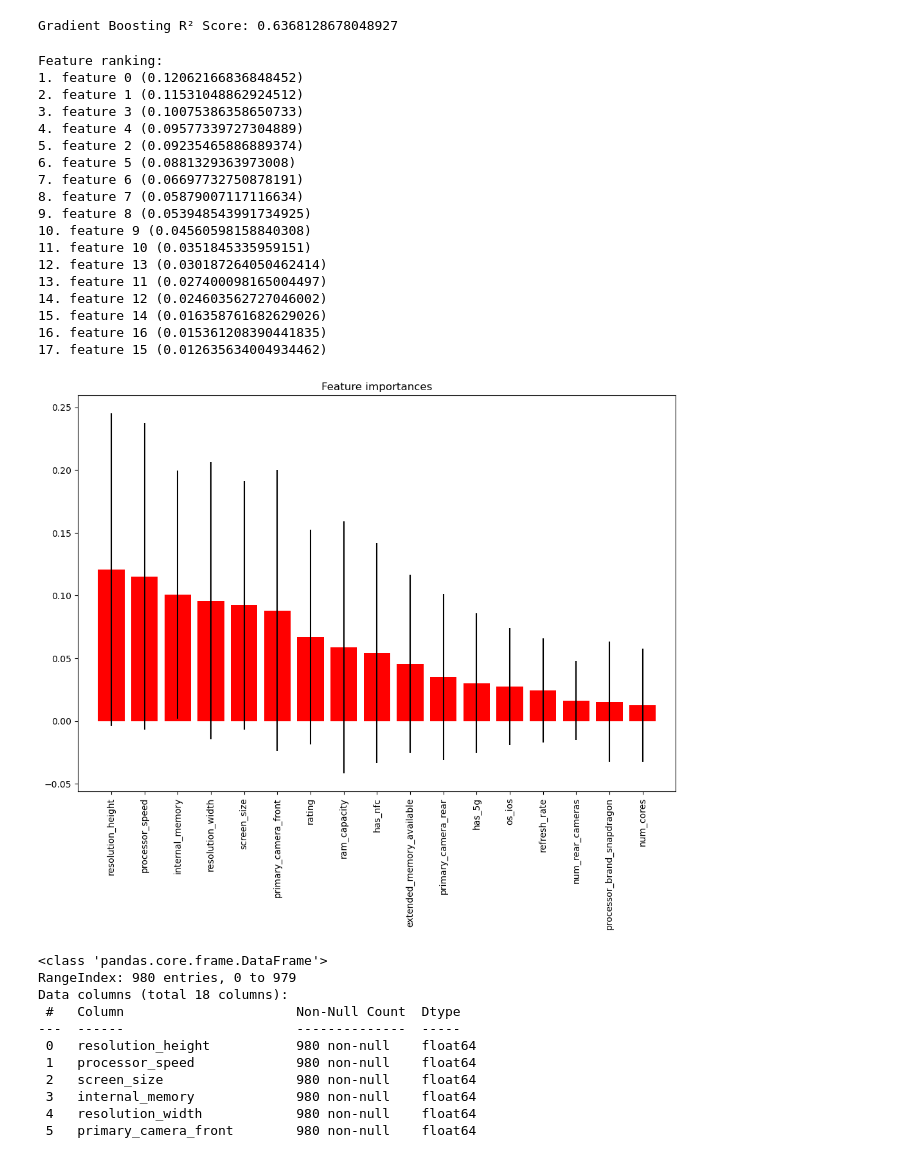
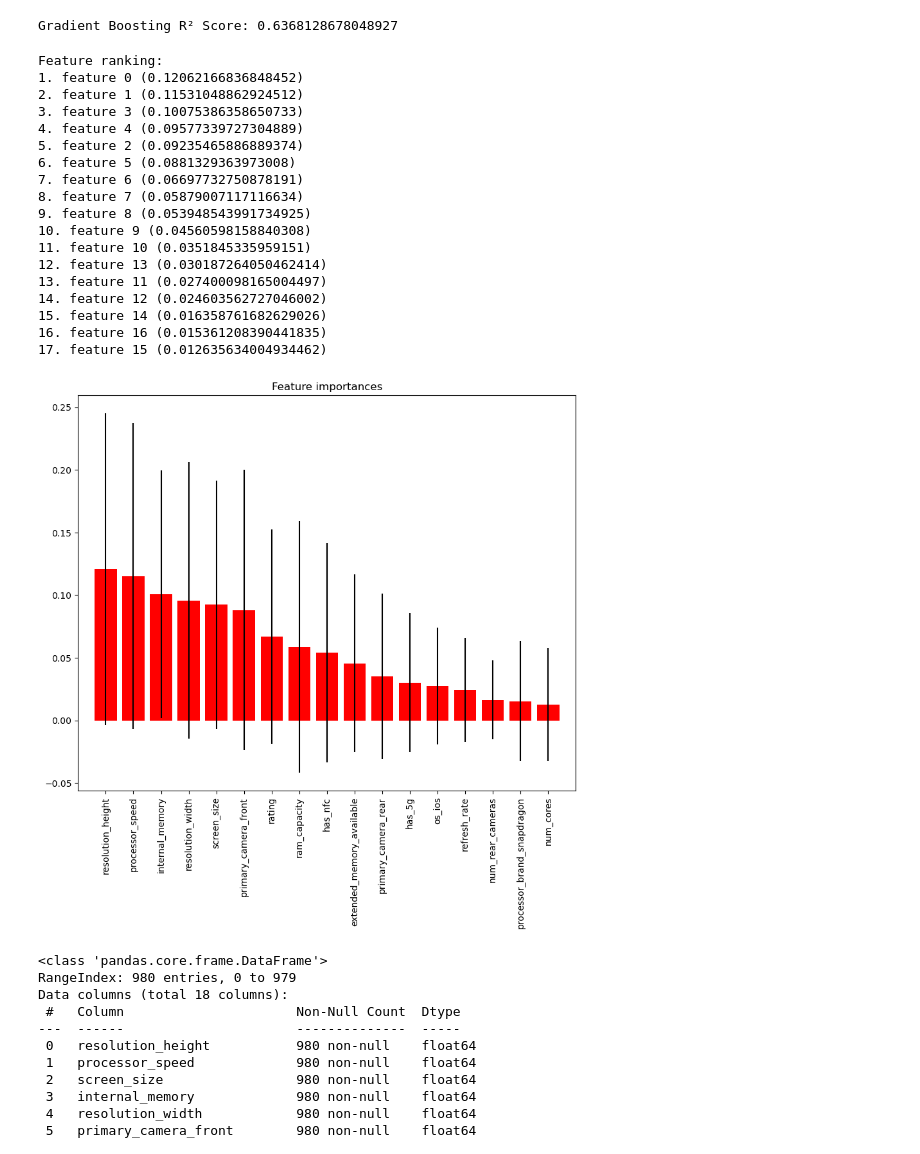
Before and after one commit to Ammar-Asim-23/Smartphone-Dataset-Analysis, a Jupyter notebook: training.ipynb, the cells around one changed output. Cells and saved outputs as stored; diff of their text form; code cells hidden in the pictures.

```diff
--- a/training.ipynb
+++ b/training.ipynb
@@ -128,35 +128,35 @@ indices = np.argsort(importances)[::-1]
 
 print("Feature ranking:")
 
 for f in range(X.shape[1]):
     print(f"{f + 1}. feature {indices[f]} ({importances[indices[f]]})")
 
-plt.figure(figsize=(12, 8))
+plt.figure(figsize=(10, 8))
 plt.title("Feature importances")
 plt.bar(range(X.shape[1]), importances[indices], color="r", yerr=std[indices], align="center")
 plt.xticks(range(X.shape[1]), X.columns[indices], rotation=90)
 plt.xlim([-1, X.shape[1]])
 plt.show()
 # %% [output]
 Feature ranking:
 1. feature 0 (0.12062166836848452)
 2. feature 1 (0.11531048862924512)
 3. feature 3 (0.10075386358650733)
 4. feature 4 (0.09577339727304889)
 5. feature 2 (0.09235465886889374)
 6. feature 5 (0.0881329363973008)
 7. feature 6 (0.06697732750878191)
 8. feature 7 (0.05879007117116634)
 9. feature 8 (0.053948543991734925)
 10. feature 9 (0.04560598158840308)
 11. feature 10 (0.0351845335959151)
 12. feature 13 (0.030187264050462414)
 13. feature 11 (0.027400098165004497)
 14. feature 12 (0.024603562727046002)
 15. feature 14 (0.016358761682629026)
 16. feature 16 (0.015361208390441835)
 17. feature 15 (0.012635634004934462)
-[figure, old version]
+[figure, new version]
 # %%
 import pickle
 
```
Also changed, not shown: parts of 1 cell of this notebook, 2 other files.
